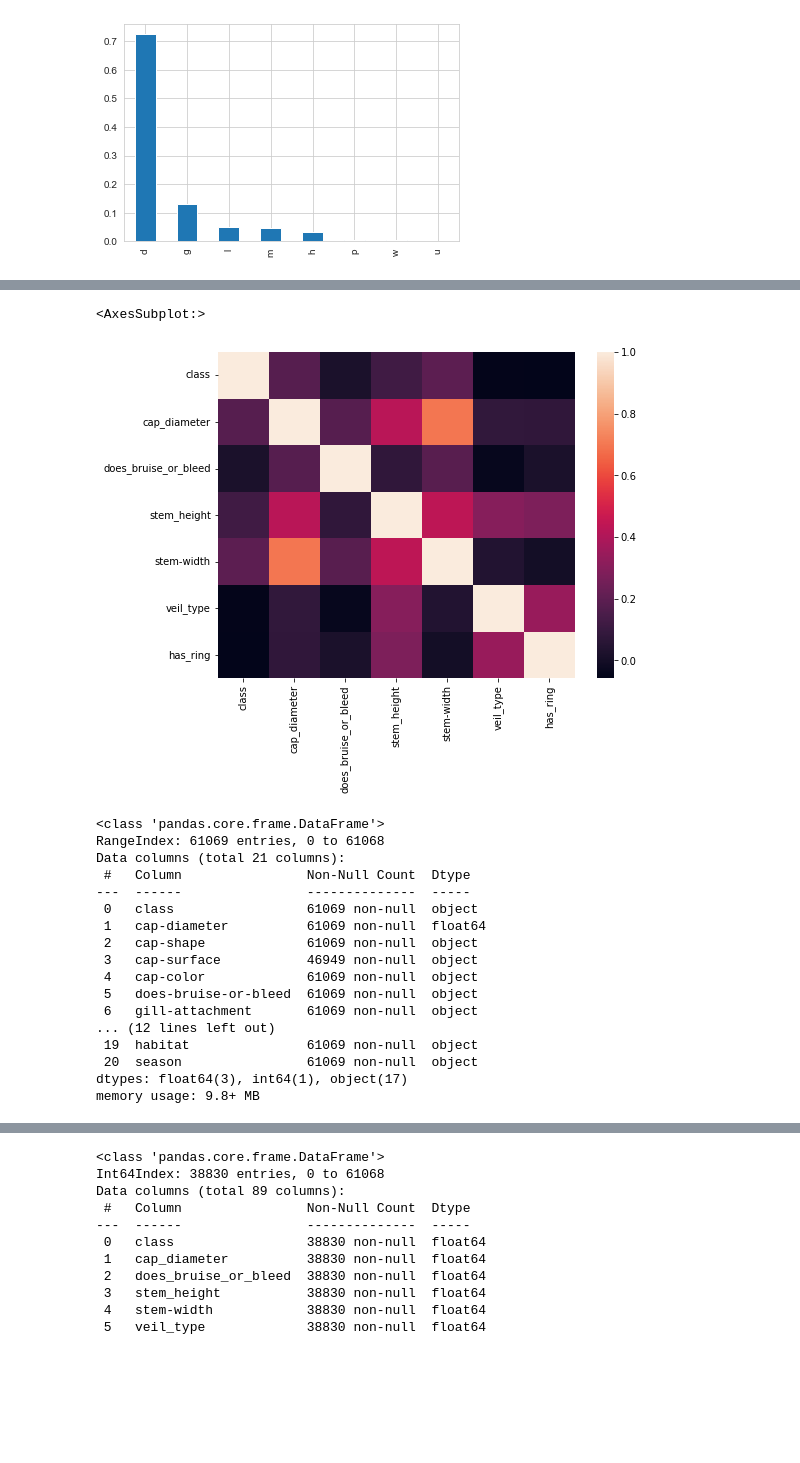
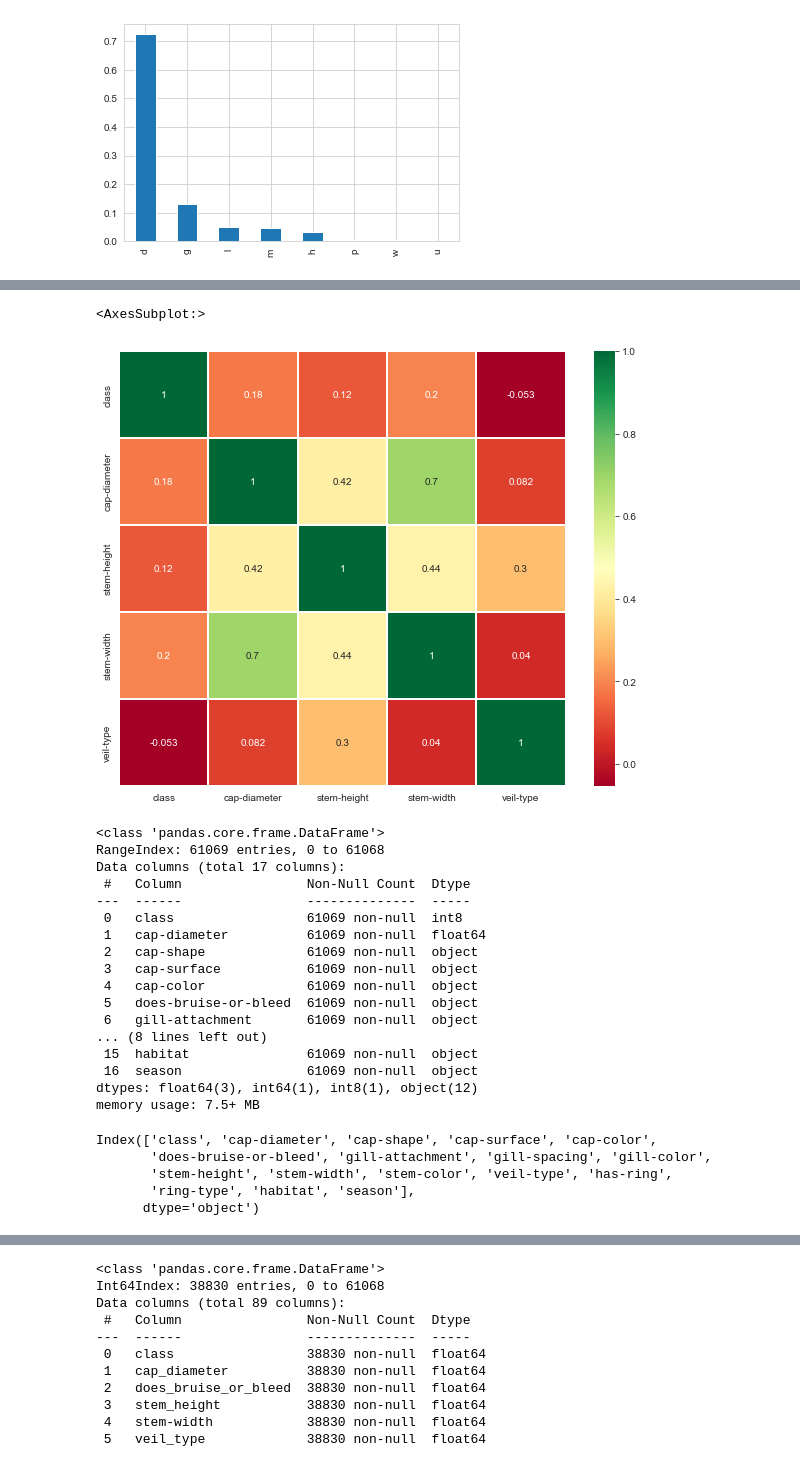
Before and after one commit to AleksanderWernik/Mushrooms, a Jupyter notebook: Grzyby.ipynb, the cells around one changed output, grey strips where cells are left out. Saved outputs shown, nothing was run; the diff lists cells and outputs as text; code cells hidden in the pictures; blank space fills up the shorter version.

```diff
--- a/Grzyby.ipynb
+++ b/Grzyby.ipynb
@@ -92,3 +92,8 @@ plt.show()
 df['cap-surface'].isna().sum()
 # %% [output]
 14120
+# %%
+# changing Nan's to zeros and pelacing to none info = f
+df['cap-surface'] = df['cap-surface'].fillna(0).replace({0: 'f'})
+sns.catplot(x='cap-surface', data=df, kind='count', hue='class')
+plt.show()
@@ -304,31 +334,39 @@ plt.show()
 # %%
-# usuwamy kolumnę stem_surface ze względu na małą licxzbę danych
-# df.drop(['stem_root', 'veil_color','spore_print_color', stem_surface'?], axis=1, inplace=True)
+# dropping four columns where are Nan's
+df.drop(['stem-root', 'veil-color','spore-print-color', 'stem-surface'], axis=1, inplace=True)
 # %%
 # korelacja dla kolumn o danych numerycznych
 corr=df.corr()
-plt.figure(figsize=(8,6))
-sns.heatmap(corr)
+plt.figure(figsize=(10,8))
+sns.heatmap(corr, annot=True, cmap='RdYlGn', linewidths=0.05)
 # %% [output]
 <AxesSubplot:>
-[figure, old version]
+[figure, new version]
 # %%
 df.info()
 # %% [output]
 <class 'pandas.core.frame.DataFrame'>
 RangeIndex: 61069 entries, 0 to 61068
-Data columns (total 21 columns):
+Data columns (total 17 columns):
  #   Column                Non-Null Count  Dtype
 ---  ------                --------------  -----
- 0   class                 61069 non-null  object
+ 0   class                 61069 non-null  int8
  1   cap-diameter          61069 non-null  float64
  2   cap-shape             61069 non-null  object
- 3   cap-surface           46949 non-null  object
+ 3   cap-surface           61069 non-null  object
  4   cap-color             61069 non-null  object
  5   does-bruise-or-bleed  61069 non-null  object
  6   gill-attachment       61069 non-null  object
-... (12 lines left out)
- 19  habitat               61069 non-null  object
- 20  season                61069 non-null  object
-dtypes: float64(3), int64(1), object(17)
-memory usage: 9.8+ MB
+... (8 lines left out)
+ 15  habitat               61069 non-null  object
+ 16  season                61069 non-null  object
+dtypes: float64(3), int64(1), int8(1), object(12)
+memory usage: 7.5+ MB
+# %%
+df.columns
+# %% [output]
+Index(['class', 'cap-diameter', 'cap-shape', 'cap-surface', 'cap-color',
+       'does-bruise-or-bleed', 'gill-attachment', 'gill-spacing', 'gill-color',
+       'stem-height', 'stem-width', 'stem-color', 'veil-type', 'has-ring',
+       'ring-type', 'habitat', 'season'],
+      dtype='object')
```
Also changed, not shown: parts of 47 cells of this notebook.
